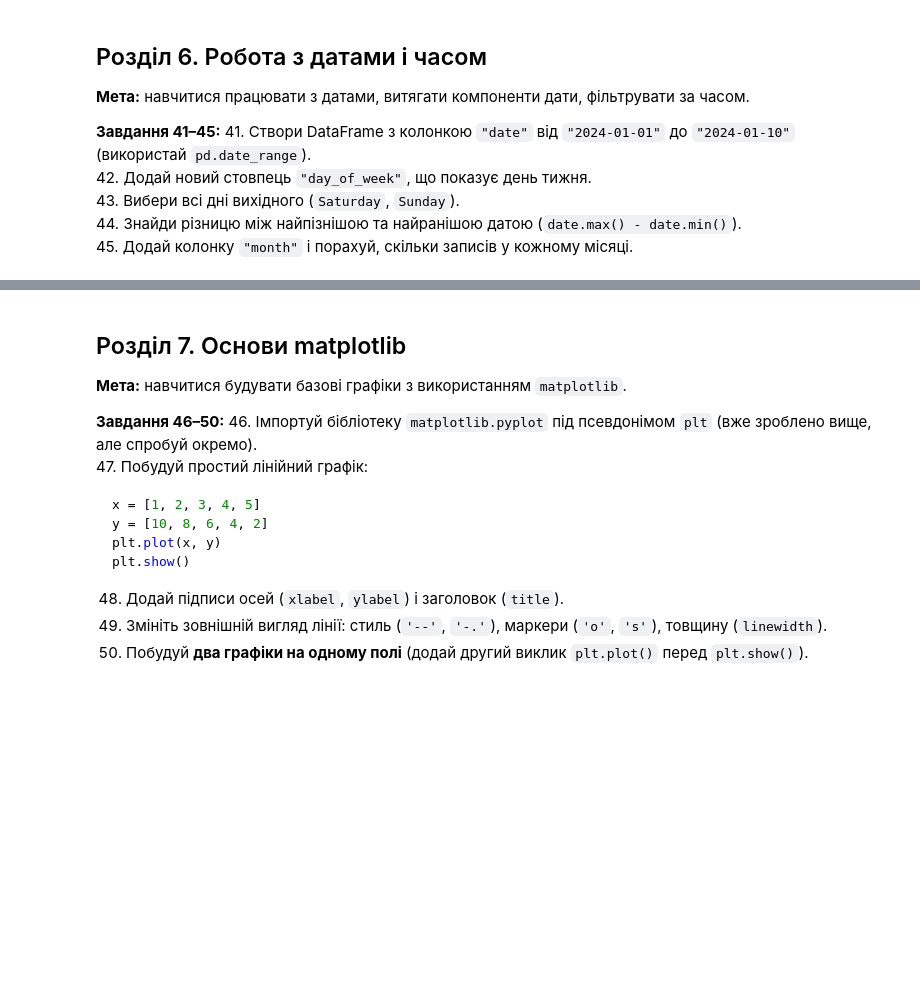
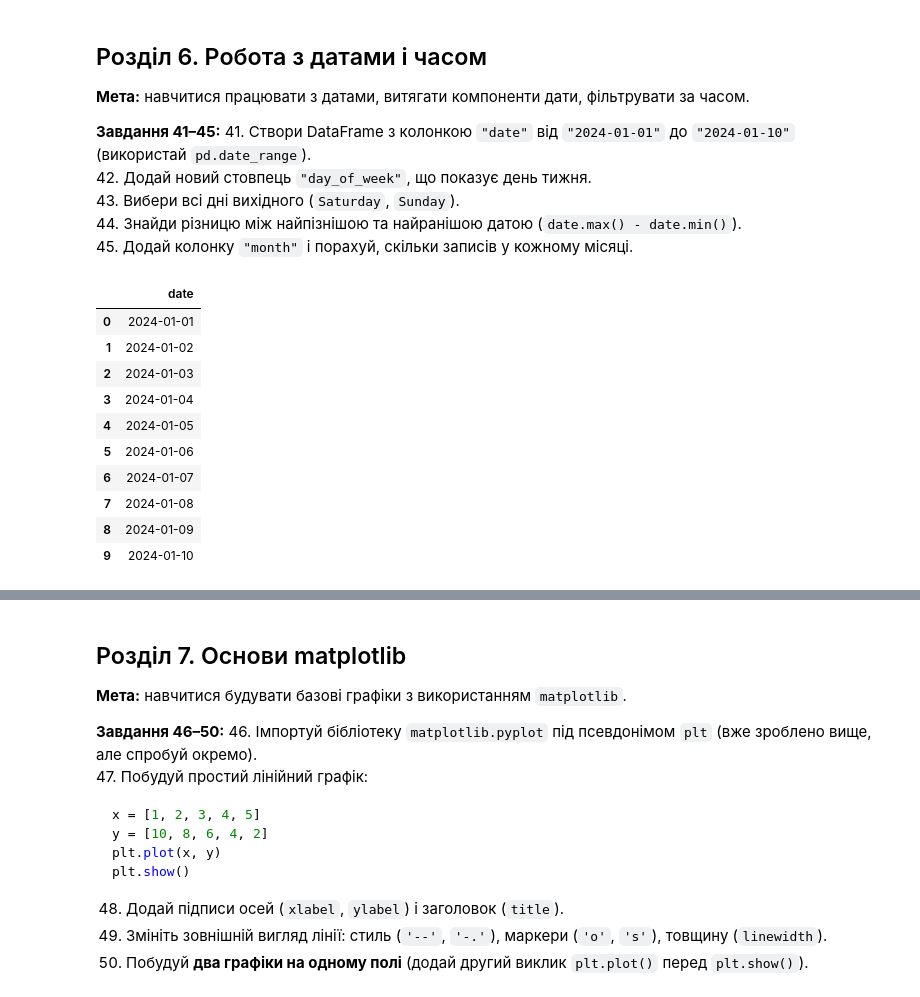
Before and after one commit to HalynaYaremenko/test-tasks-Python, a Jupyter notebook: pandas_matplotlib_practice.ipynb, the cells around one changed output, grey strips where cells are left out. Cells and saved outputs as stored; diff of their text form; code cells hidden in the pictures; blank space fills up the shorter version.

```diff
--- a/pandas_matplotlib_practice.ipynb
+++ b/pandas_matplotlib_practice.ipynb
@@ -679,5 +679,23 @@ dtype: object
 44. Знайди різницю між найпізнішою та найранішою датою (`date.max() - date.min()`).
 45. Додай колонку `"month"` і порахуй, скільки записів у кожному місяці.
 # %%
-# Розв'язання для завдань 41–45
-# Твій код тут ↓
+# 41. Створи DataFrame з колонкою `"date"` від `"2024-01-01"` до `"2024-01-10"` (використай `pd.date_range`).
+
+date = {
+    "date": pd.date_range(start="2024-01-01", end="2024-01-10")
+}
+
+df_date = pd.DataFrame (date)
+df_date
+# %% [output]
+|  | date |
+| 0 | 2024-01-01 |
+| 1 | 2024-01-02 |
+| 2 | 2024-01-03 |
+| 3 | 2024-01-04 |
+| 4 | 2024-01-05 |
+| 5 | 2024-01-06 |
+| 6 | 2024-01-07 |
+| 7 | 2024-01-08 |
+| 8 | 2024-01-09 |
+| 9 | 2024-01-10 |
```
Also changed, not shown: parts of 6 cells of this notebook.
